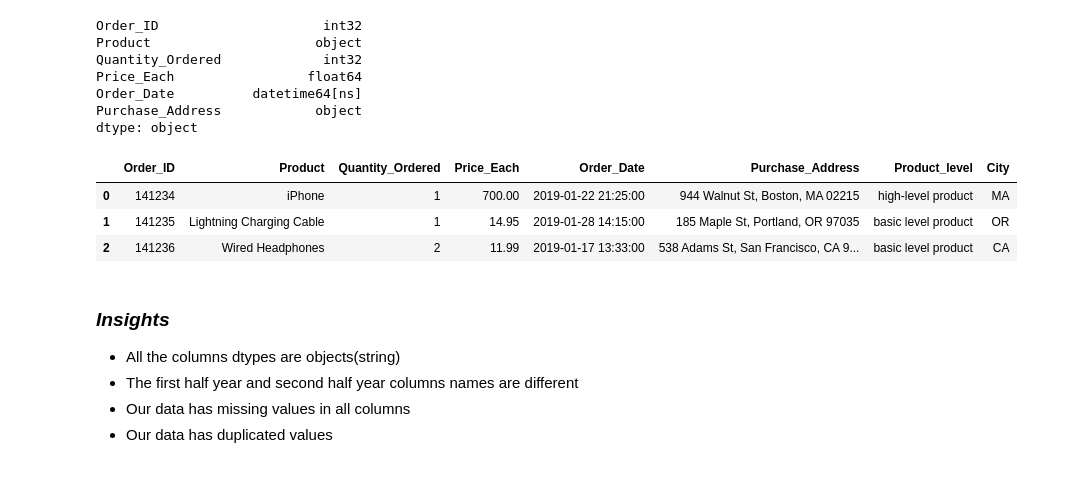
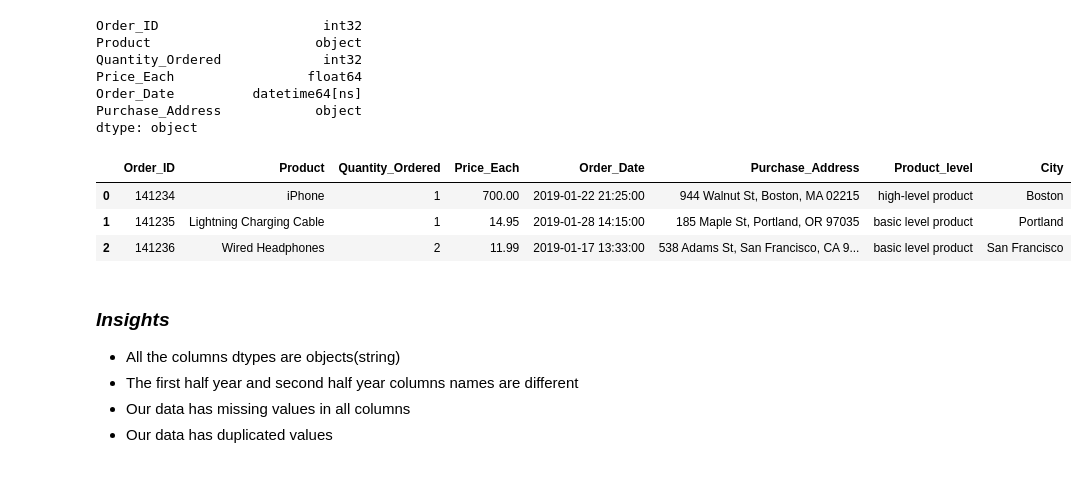
Before and after one commit to qochieng/Power-BI-dashboard-project, a Jupyter notebook: dashboard.ipynb, the cells around one changed output. Drawn from its saved outputs; the diff is of its cells as text; code cells hidden in the pictures.

```diff
--- a/dashboard.ipynb
+++ b/dashboard.ipynb
@@ -447,30 +447,30 @@ df['Product_level'] = df.apply(price, axis=1)
 # %%
 def cities(row):
     purchase_address = row['Purchase_Address']
     if purchase_address.endswith(('94066', '94016','90001')):
-        return 'CA'
+        return 'San Francisco'
     elif purchase_address.endswith('02215'):
-        return 'MA'
+        return 'Boston'
     elif purchase_address.endswith('10001'):
-        return 'NY'
+        return 'New York'
     elif purchase_address.endswith('30301'):
-        return 'GA'
+        return 'Atlanta,'
     elif purchase_address.endswith(('75001', '73301')):
-        return 'TX'
+        return 'Dallas'
     elif purchase_address.endswith('98101'):
-        return 'WA'
+        return 'Seattle'
     else:
-        return 'OR'
+        return 'Portland'
 
 df['City'] = df.apply(cities, axis=1)
 
 
 df.head(3)
 # %% [output]
 |  | Order_ID | Product | Quantity_Ordered | Price_Each | Order_Date | Purchase_Address | Product_level | City |
-| 0 | 141234 | iPhone | 1 | 700.00 | 2019-01-22 21:25:00 | 944 Walnut St, Boston, MA 02215 | high-level product | MA |
-| 1 | 141235 | Lightning Charging Cable | 1 | 14.95 | 2019-01-28 14:15:00 | 185 Maple St, Portland, OR 97035 | basic level product | OR |
-| 2 | 141236 | Wired Headphones | 2 | 11.99 | 2019-01-17 13:33:00 | 538 Adams St, San Francisco, CA 9... | basic level product | CA |
+| 0 | 141234 | iPhone | 1 | 700.00 | 2019-01-22 21:25:00 | 944 Walnut St, Boston, MA 02215 | high-level product | Boston |
+| 1 | 141235 | Lightning Charging Cable | 1 | 14.95 | 2019-01-28 14:15:00 | 185 Maple St, Portland, OR 97035 | basic level product | Portland |
+| 2 | 141236 | Wired Headphones | 2 | 11.99 | 2019-01-17 13:33:00 | 538 Adams St, San Francisco, CA 9... | basic level product | San Francisco |
 # %% [markdown]
 ### *Insights*
 * All the columns dtypes are objects(string)
```
Also changed, not shown: parts of 3 cells of this notebook, 2 other files.
